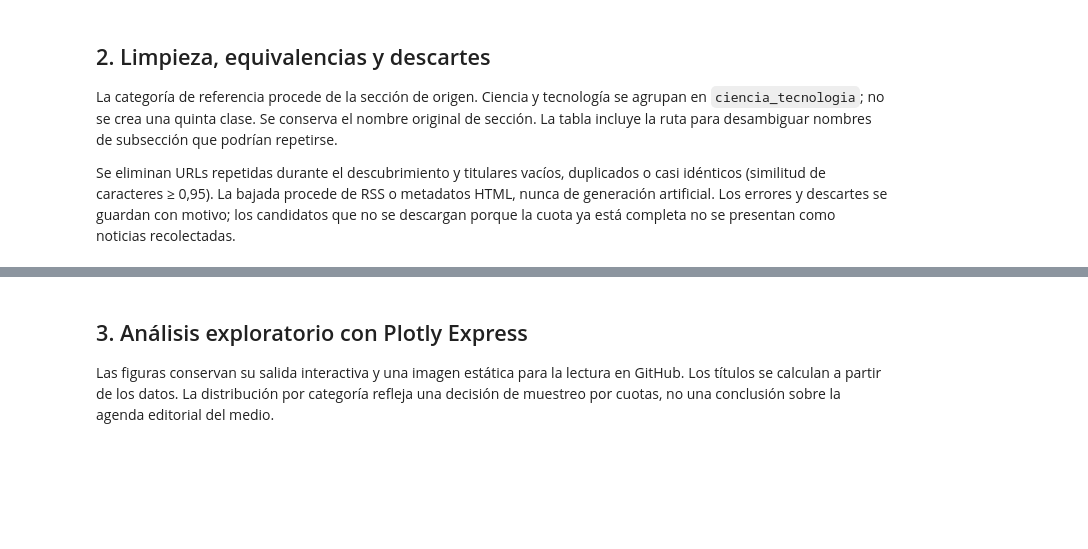
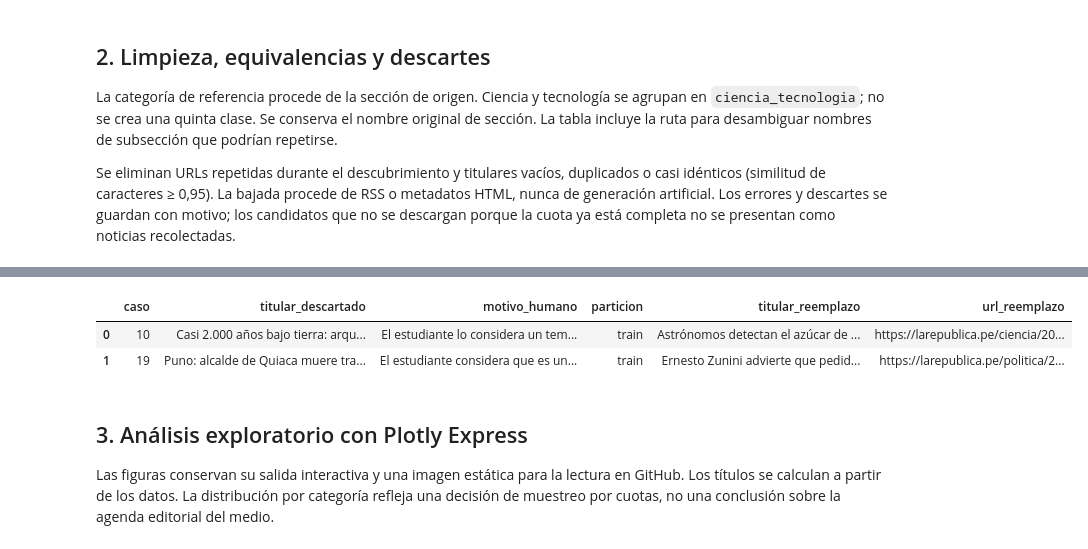
Before and after one commit to bocchienjoyer/python_intermedio, a Jupyter notebook: tarea_1/01_recoleccion.ipynb, the cells around one changed output, grey strips where cells are left out. Drawn from its saved outputs; the diff is of its cells as text; code cells hidden in the pictures; blank space fills up the shorter version.

```diff
--- a/tarea_1/01_recoleccion.ipynb
+++ b/tarea_1/01_recoleccion.ipynb
@@ -130,3 +147,13 @@ Duplicados/fuera de alcance detectados en descubrimiento: 60
+# %%
+correcciones = pd.read_csv('datos/correcciones_auditoria.csv', keep_default_na=False)
+display(correcciones[['caso', 'titular_descartado', 'motivo_humano', 'particion', 'titular_reemplazo', 'url_reemplazo']])
+assert correcciones.particion.eq('train').all()
+assert set(correcciones.url_reemplazo).issubset(set(df.url))
+assert not set(correcciones.url_descartada).intersection(df.url)
+# %% [output]
+|  | caso | titular_descartado | motivo_humano | particion | titular_reemplazo | url_reemplazo |
+| 0 | 10 | Casi 2.000 años bajo tierra: arqu... | El estudiante lo considera un tem... | train | Astrónomos detectan el azúcar de ... | https://larepublica.pe/ciencia/20... |
+| 1 | 19 | Puno: alcalde de Quiaca muere tra... | El estudiante considera que es un... | train | Ernesto Zunini advierte que pedid... | https://larepublica.pe/politica/2... |
 # %% [markdown]
 ## 3. Análisis exploratorio con Plotly Express
 
```
Also changed, not shown: parts of 5 cells of this notebook, 41 other files.
